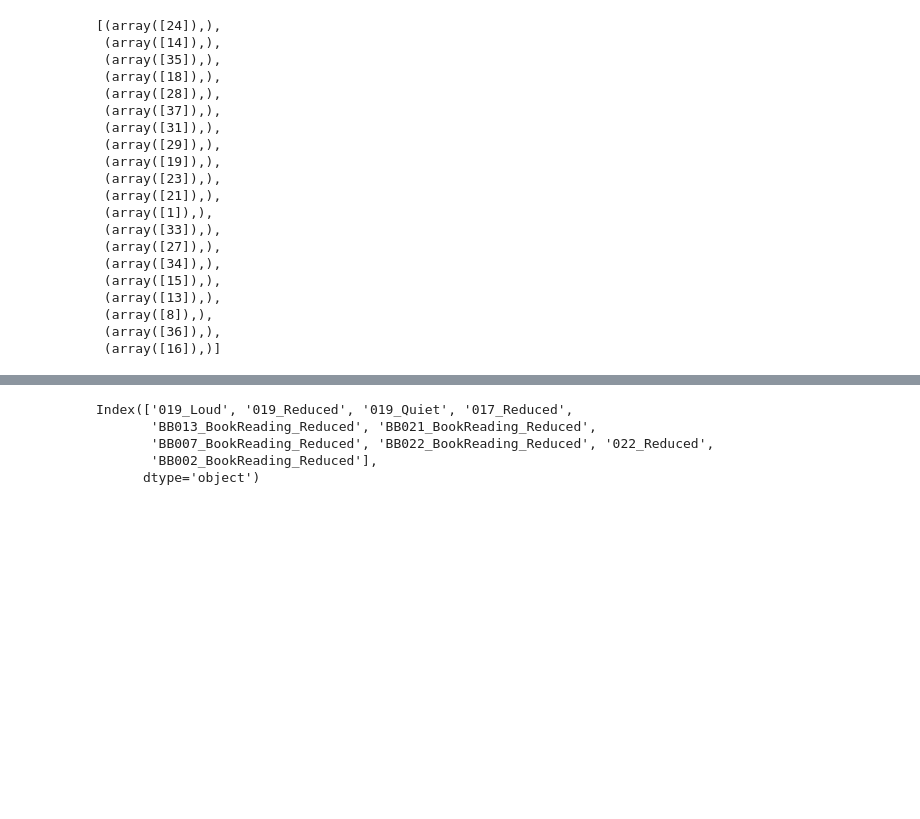
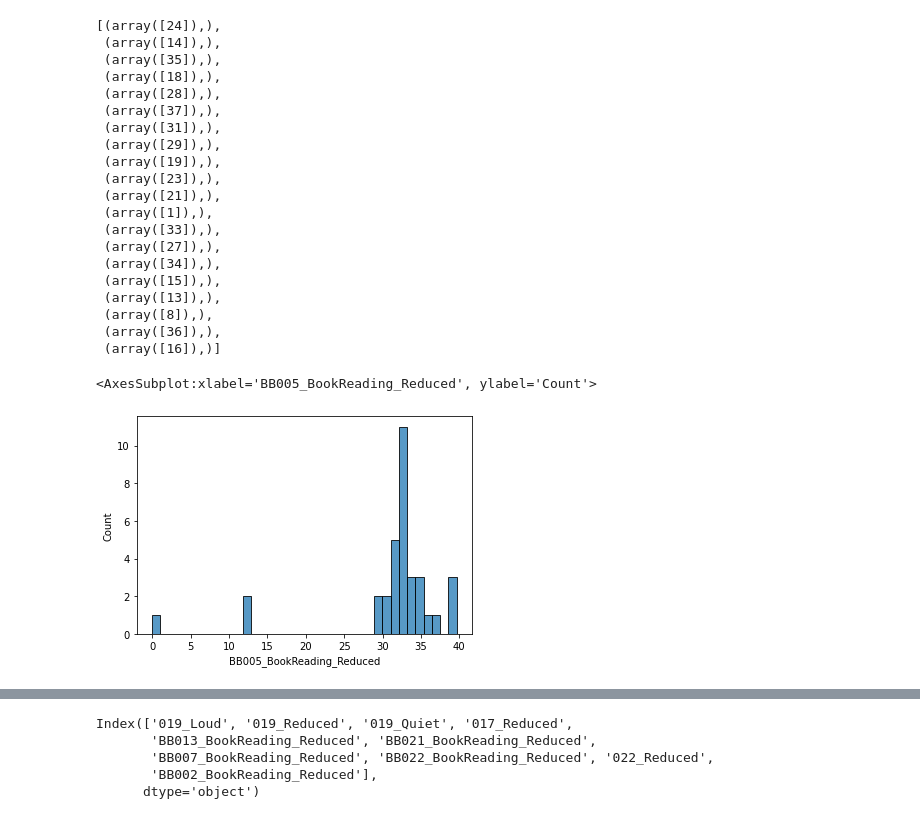
Before and after one commit to Rahul-Brito/infantvoice, a Jupyter notebook: scripts/Sohye Notebook Extra Embeddings.ipynb, the cells around one changed output, grey strips where cells are left out. Saved outputs shown, nothing was run; the diff lists cells and outputs as text; code cells hidden in the pictures; blank space fills up the shorter version.

Commit message:
added some code to look at the fact that 019 is far from everyone maybe due to accent. also plotted distribution of distances for two participatns to show it is an outlier

```diff
--- a/scripts/Sohye Notebook Extra Embeddings.ipynb
+++ b/scripts/Sohye Notebook Extra Embeddings.ipynb
@@ -85,7 +84,7 @@ def load_embeddings(emb_dir, files, participants_to_exclude=None):
 
     labels = ['part_id', 'data_set','sex']
 
-    emb = emb[~emb.part_id.isin(part_to_exclude)]
+    emb = emb[~emb.part_id.isin(participants_to_exclude)]
     return emb
 # %%
 emb_dir = '/Users/rahulbrito/Documents/projects/infantvoice/data/embeddings'
@@ -225,3 +224,8 @@ Text(0, 0.5, 'Euclidean distance')
  (array([8]),),
  (array([36]),),
  (array([16]),)]
+# %%
+sns.histplot(distance_nr['BB005_BookReading_Reduced'])
+# %% [output]
+<AxesSubplot:xlabel='BB005_BookReading_Reduced', ylabel='Count'>
+[figure, added]
```
Also changed, not shown: parts of 5 cells of this notebook.
